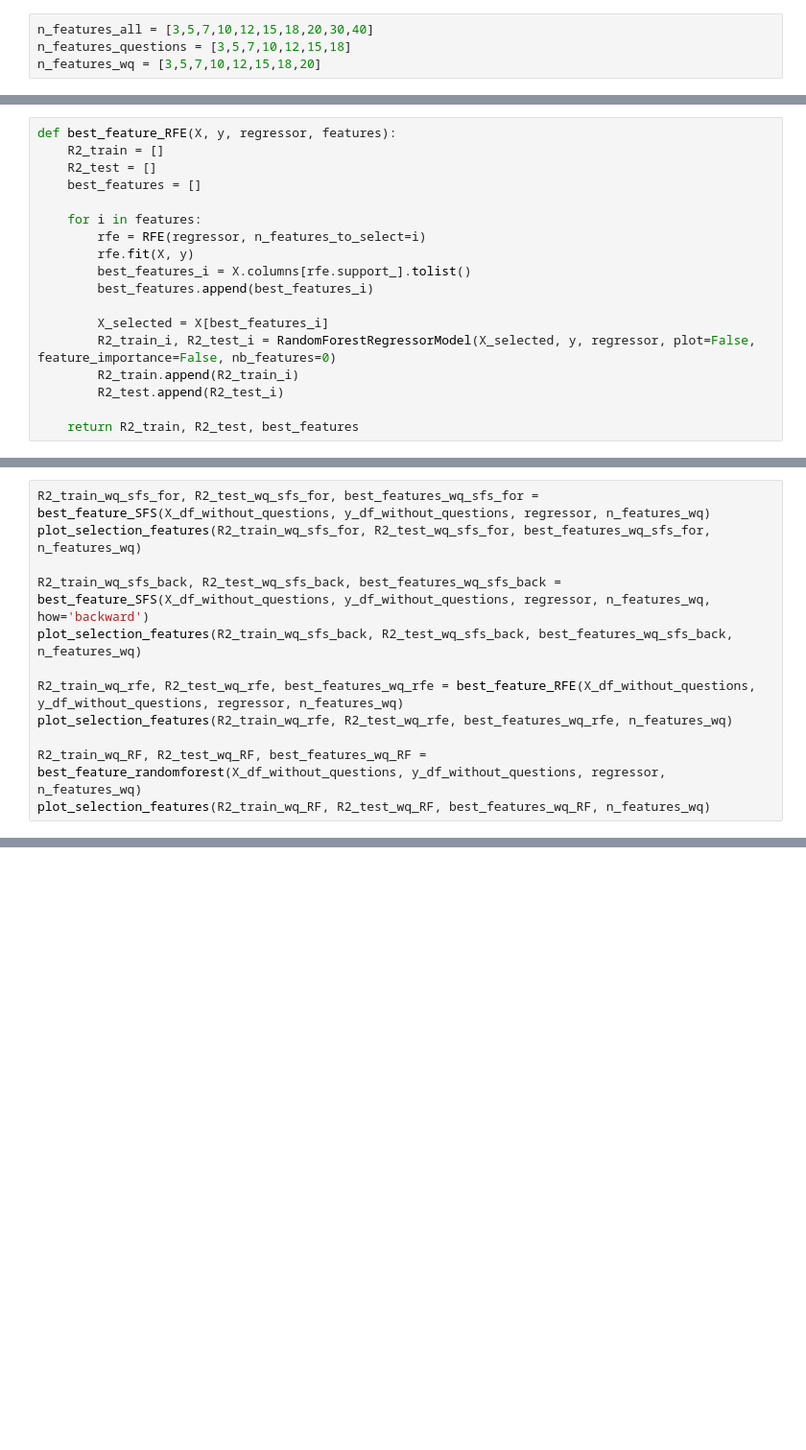
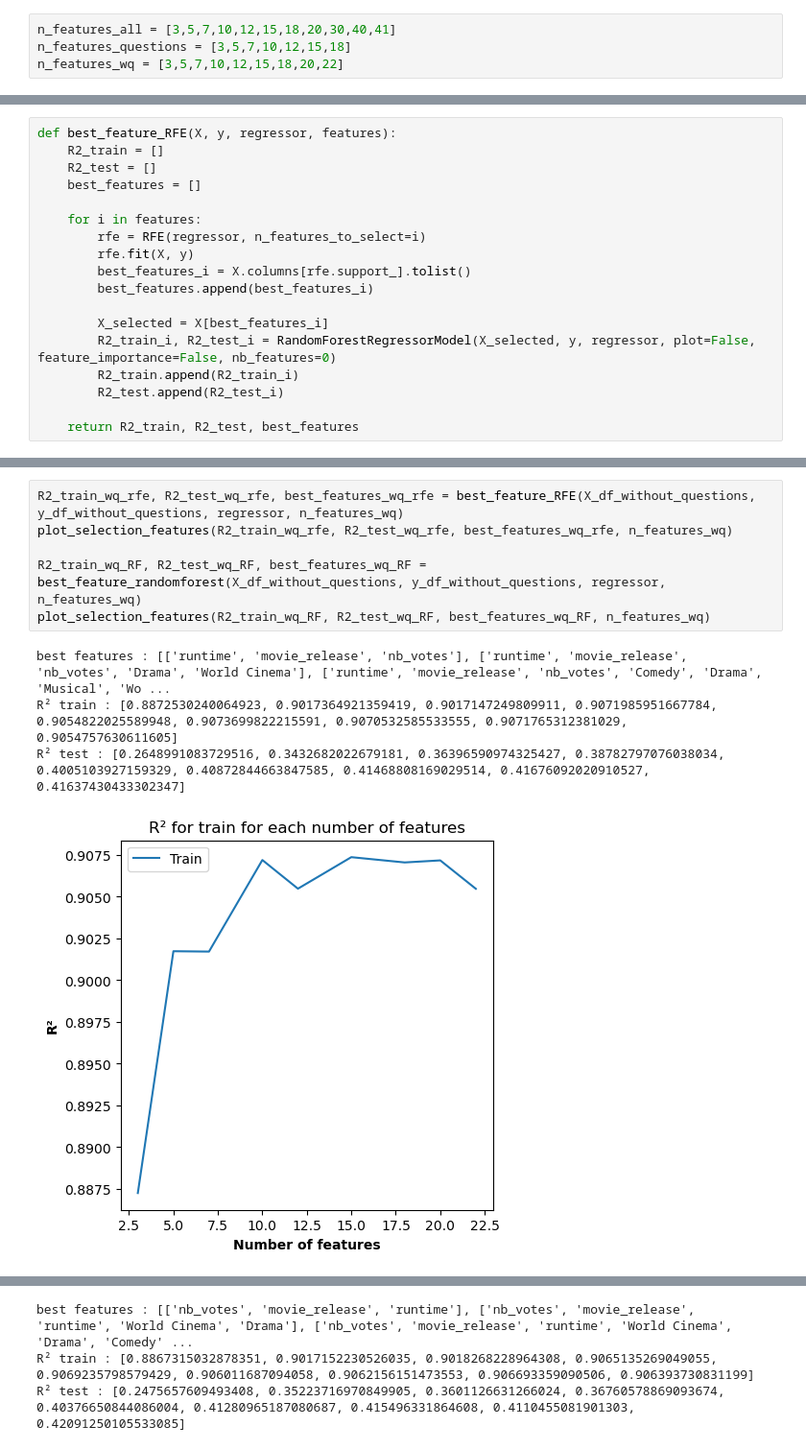
Before and after one commit to epfl-ada/ada-2023-project-theredpandada5, a Jupyter notebook: Regression_and_features _3.ipynb, the cells around one changed output, grey strips where cells are left out. Shown at 96% size. Saved outputs shown, nothing was run; the diff lists cells and outputs as text; blank space fills up the shorter version.

```diff
--- a/Regression_and_features _3.ipynb
+++ b/Regression_and_features _3.ipynb
@@ -687,9 +687,9 @@ plt.show()
 # %% [output]
 [figure]
 # %%
-n_features_all = [3,5,7,10,12,15,18,20,30,40]
+n_features_all = [3,5,7,10,12,15,18,20,30,40,41]
 n_features_questions = [3,5,7,10,12,15,18]
-n_features_wq = [3,5,7,10,12,15,18,20]
+n_features_wq = [3,5,7,10,12,15,18,20,22]
 # %%
 def best_feature_randomforest(X, y, regressor, features):
     R2_train = []
@@ -826,12 +800,11 @@ plot_selection_features(R2_train_questions_RF, R2_test_questions_RF, best_featur
 # %%
-R2_train_wq_sfs_for, R2_test_wq_sfs_for, best_features_wq_sfs_for = best_feature_SFS(X_df_without_questions, y_df_without_questions, regressor, n_features_wq)
-plot_selection_features(R2_train_wq_sfs_for, R2_test_wq_sfs_for, best_features_wq_sfs_for, n_features_wq)
-
-R2_train_wq_sfs_back, R2_test_wq_sfs_back, best_features_wq_sfs_back = best_feature_SFS(X_df_without_questions, y_df_without_questions, regressor, n_features_wq, how='backward')
-plot_selection_features(R2_train_wq_sfs_back, R2_test_wq_sfs_back, best_features_wq_sfs_back, n_features_wq)
-
 R2_train_wq_rfe, R2_test_wq_rfe, best_features_wq_rfe = best_feature_RFE(X_df_without_questions, y_df_without_questions, regressor, n_features_wq)
 plot_selection_features(R2_train_wq_rfe, R2_test_wq_rfe, best_features_wq_rfe, n_features_wq)
 
 R2_train_wq_RF, R2_test_wq_RF, best_features_wq_RF = best_feature_randomforest(X_df_without_questions, y_df_without_questions, regressor, n_features_wq)
 plot_selection_features(R2_train_wq_RF, R2_test_wq_RF, best_features_wq_RF, n_features_wq)
+# %% [output]
+best features : [['runtime', 'movie_release', 'nb_votes'], ['runtime', 'movie_release', 'nb_votes', 'Drama', 'World Cinema'], ['runtime', 'movie_release', 'nb_votes', 'Comedy', 'Drama', 'Musical', 'Wo ...
+R² train : [0.8872530240064923, 0.9017364921359419, 0.9017147249809911, 0.9071985951667784, 0.9054822025589948, 0.9073699822215591, 0.9070532585533555, 0.9071765312381029, 0.9054757630611605]
+R² test : [0.2648991083729516, 0.3432682022679181, 0.36396590974325427, 0.38782797076038034, 0.4005103927159329, 0.40872844663847585, 0.41468808169029514, 0.41676092020910527, 0.41637430433302347]
+[figure, added]
@@ -837,0 +813,3 @@ plot_selection_features(R2_train_wq_RF, R2_test_wq_RF, best_features_wq_RF, n_fe
+best features : [['nb_votes', 'movie_release', 'runtime'], ['nb_votes', 'movie_release', 'runtime', 'World Cinema', 'Drama'], ['nb_votes', 'movie_release', 'runtime', 'World Cinema', 'Drama', 'Comedy' ...
+R² train : [0.8867315032878351, 0.9017152230526035, 0.9018268228964308, 0.9065135269049055, 0.9069235798579429, 0.906011687094058, 0.9062156151473553, 0.906693359090506, 0.906393730831199]
+R² test : [0.2475657609493408, 0.35223716970849905, 0.3601126631266024, 0.36760578869093674, 0.40376650844086004, 0.41280965187080687, 0.415496331864608, 0.4110455081901303, 0.42091250105533085]
```
Also changed, not shown: parts of 10 cells of this notebook, 1 other file.
